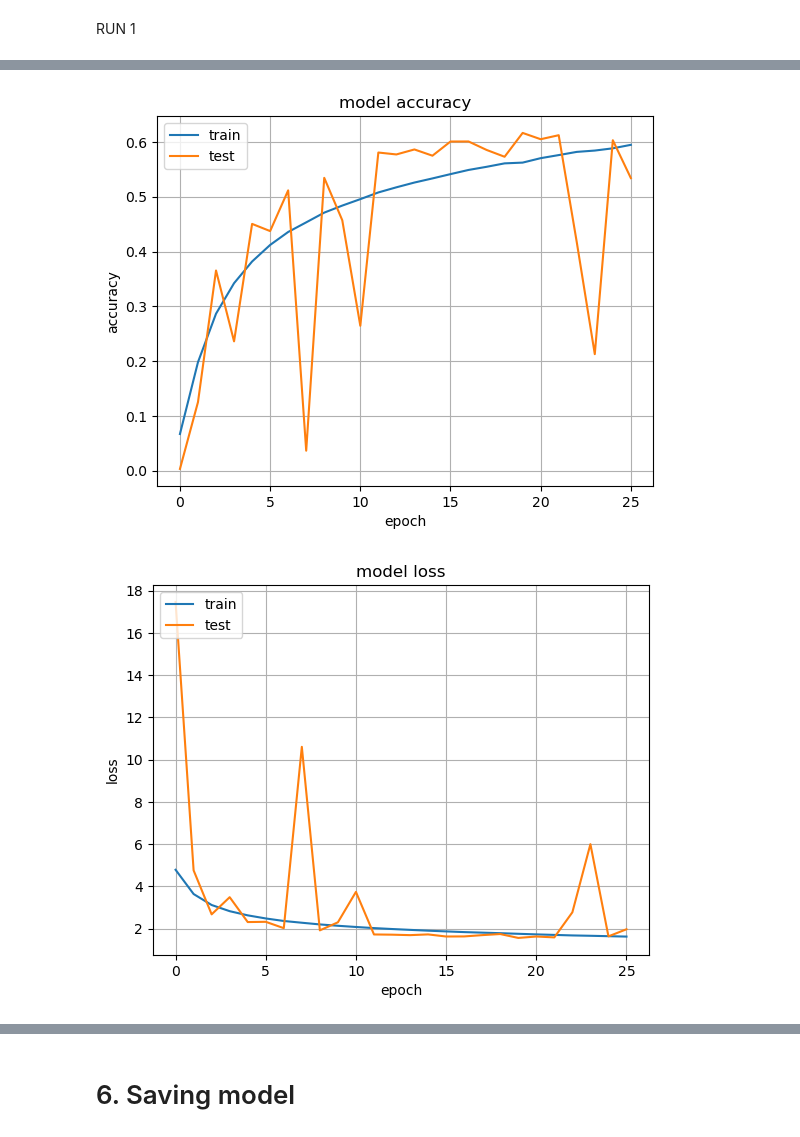
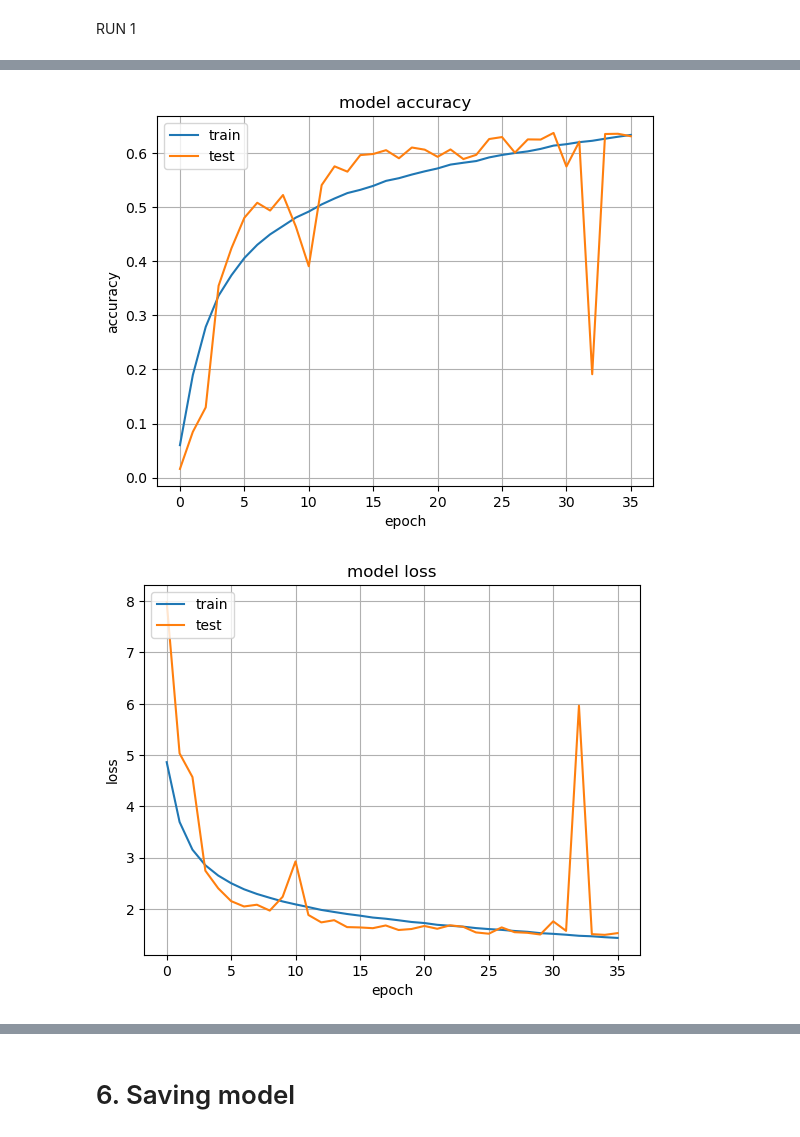
Before and after one commit to mdarfan357/Pictionary, a Jupyter notebook: QuickDraw_final.ipynb, the cells around one changed output, grey strips where cells are left out. Drawn from its saved outputs; the diff is of its cells as text; code cells hidden in the pictures.

```diff
--- a/QuickDraw_final.ipynb
+++ b/QuickDraw_final.ipynb
@@ -270,7 +270,7 @@ def to_grayscale_then_rgb(image):
 batch_size = 128
 aug = ImageDataGenerator(
         rotation_range=20,
-        preprocessing_function=to_grayscale_then_rgb,
+#         preprocessing_function=to_grayscale_then_rgb,
         zoom_range=0.15,
         width_shift_range=0.2,
         height_shift_range=0.2,
@@ -298,8 +298,8 @@ RUN 1
 #     callbacks=callbacks)
 
 history = model.fit(
-    x=aug.flow(tr_x, tr_Y, batch_size=batch_size,shuffle=True,seed=42),
-    validation_data=test_aug.flow(tst_x,tst_Y,batch_size=batch_size,shuffle=True,seed=42),
+    x=aug.flow(tr_x, tr_Y, batch_size=batch_size,shuffle=True),
+    validation_data=(tst_x,tst_Y),
     epochs=200,
     callbacks=callbacks)
 
@@ -342,6 +342,6 @@ Epoch 26/200
 dict_keys(['loss', 'accuracy', 'val_loss', 'val_accuracy'])
-[figure, old version]
+[figure, new version]
-[figure, old version]
+[figure, new version]
 # %%
 import pandas as pd
 pd.DataFrame(history.history).plot(figsize=(8,5))
```
Also changed, not shown: parts of 5 cells of this notebook.
